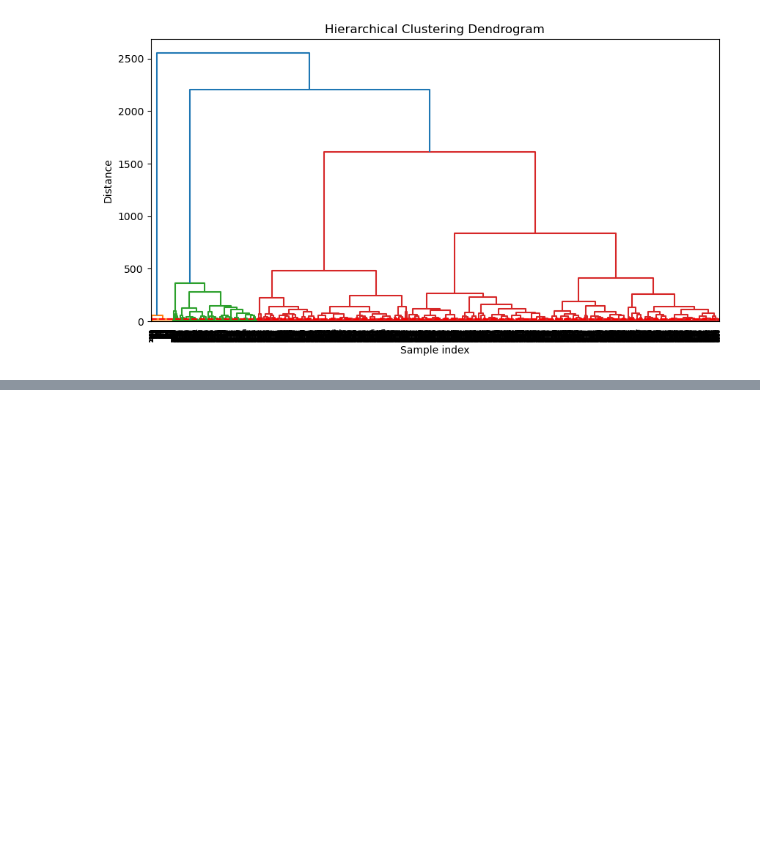
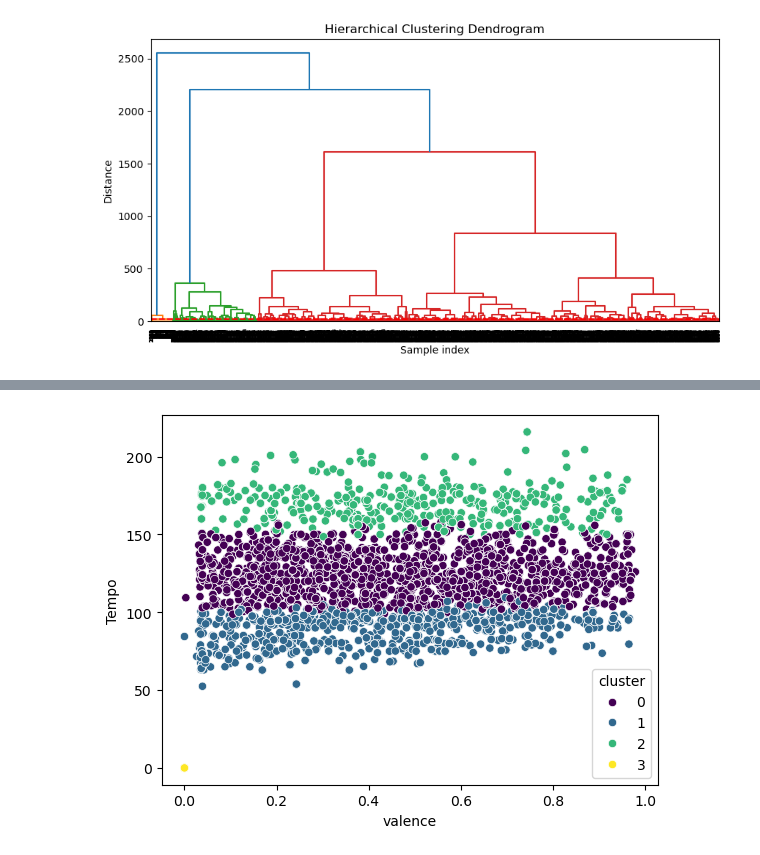
Before and after one commit to anly501/dsan-5000-project-Ale045, a Jupyter notebook: project_website/clustering.ipynb, the cells around one changed output, grey strips where cells are left out. Cells and saved outputs as stored; diff of their text form; code cells hidden in the pictures; blank space fills up the shorter version.

```diff
--- a/project_website/clustering.ipynb
+++ b/project_website/clustering.ipynb
@@ -245,0 +309,13 @@ plt.show()
+# %%
+model = AgglomerativeClustering(n_clusters=4).fit(df_compare)
+labels=model.labels_
+# %%
+df_compare['cluster'] = labels
+# %%
+sns.scatterplot(data=df_compare, x='valence', y='tempo', hue='cluster', palette='viridis')
+# plt.title('Danceability vs. Energy (Hierarchical Clusters)')
+plt.xlabel('valence')
+plt.ylabel('Tempo')
+plt.show()
+# %% [output]
+[figure, added]
```
Also changed, not shown: parts of 28 cells of this notebook.
